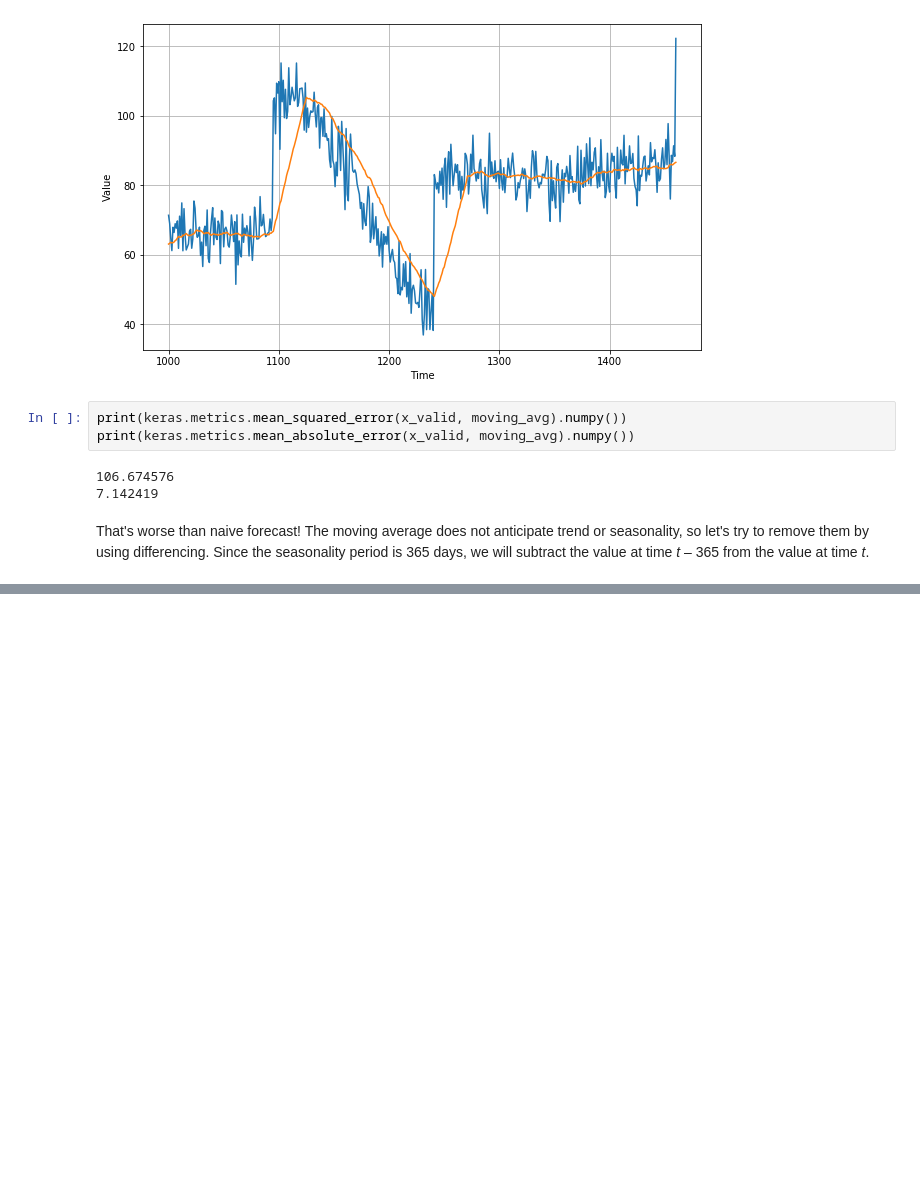
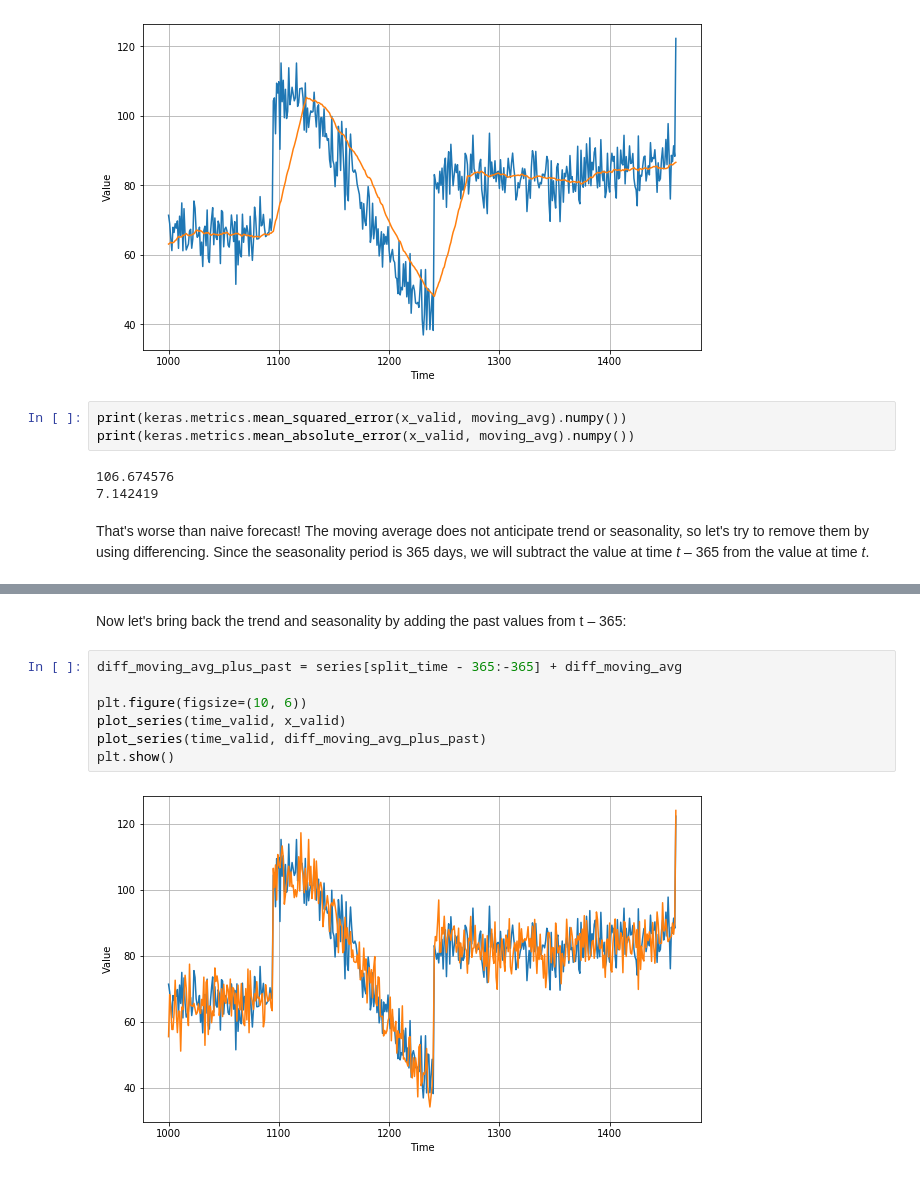
Before and after one commit to ainurafifah00/Coursera_TF, a Jupyter notebook: [Sequences]Week_1_Forecasting.ipynb, the cells around one changed output, grey strips where cells are left out. Cells and saved outputs as stored; diff of their text form; blank space fills up the shorter version.

```diff
--- a/[Sequences]Week_1_Forecasting.ipynb
+++ b/[Sequences]Week_1_Forecasting.ipynb
@@ -149,0 +170,11 @@ That's worse than naive forecast! The moving average does not anticipate trend o
+# %% [markdown]
+Now let's bring back the trend and seasonality by adding the past values from t – 365:
+# %%
+diff_moving_avg_plus_past = series[split_time - 365:-365] + diff_moving_avg
+
+plt.figure(figsize=(10, 6))
+plot_series(time_valid, x_valid)
+plot_series(time_valid, diff_moving_avg_plus_past)
+plt.show()
+# %% [output]
+[figure, added]
```
Also changed, not shown: parts of 7 cells of this notebook.
